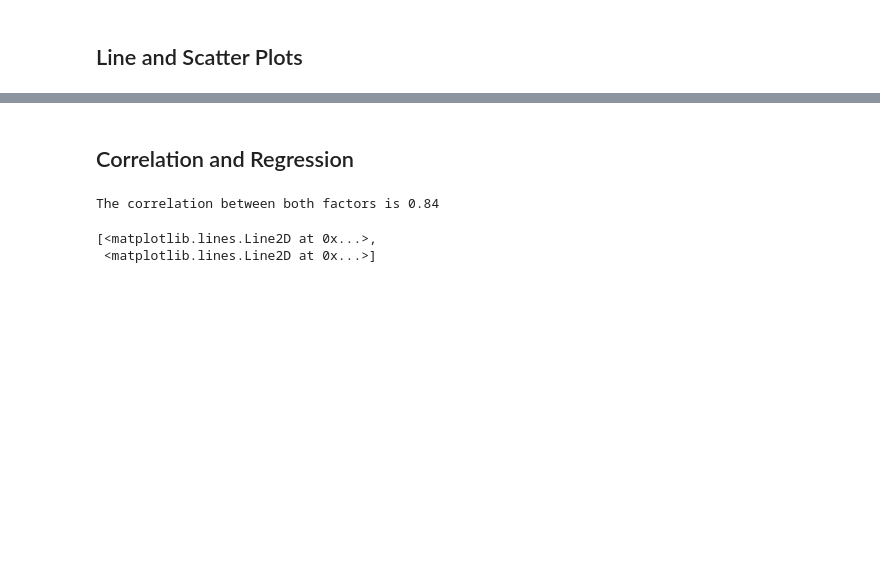
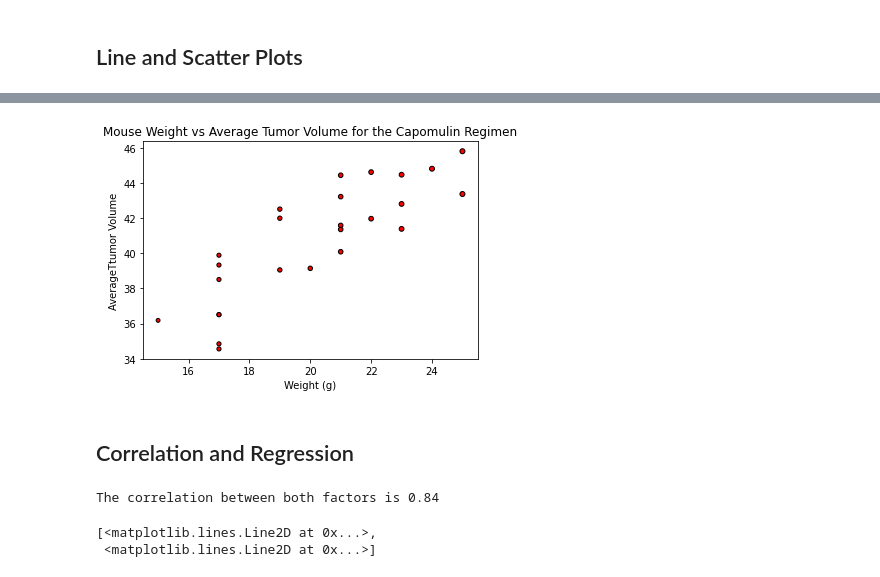
Before and after one commit to ChloeThan/Matplotlib_Challenge, a Jupyter notebook: pymaceuticals_chloe.ipynb, the cells around one changed output, grey strips where cells are left out. Cells and saved outputs as stored; diff of their text form; code cells hidden in the pictures; blank space fills up the shorter version.

```diff
--- a/pymaceuticals_chloe.ipynb
+++ b/pymaceuticals_chloe.ipynb
@@ -365,3 +381,21 @@ plt.show()
+# %%
+# Generate a scatter plot of mouse weight versus average tumor volume for the Capomulin regimen
+weight_data = mice_Capomulin[['Mouse ID','Weight (g)']].drop_duplicates().sort_values('Mouse ID')
+volume_data = mice_Capomulin.groupby('Mouse ID')['Tumor Volume (mm3)'].mean().reset_index(name='average tumor volume').sort_values('Mouse ID')
+x_axis = weight_data['Weight (g)']
+data = volume_data['average tumor volume']
+
+plt.scatter(x_axis, data, marker="o", facecolors="red", edgecolors="black",
+            s=x_axis, alpha=1)
+plt.title("Mouse Weight vs Average Tumor Volume for the Capomulin Regimen")
+plt.xlabel("Weight (g)")
+plt.ylabel("AverageTtumor Volume")
+
+# Show the graph that we have created
+
+plt.show()
+# %% [output]
+[figure, added]
 # %% [markdown]
 ## Correlation and Regression
 # %%
```
Also changed, not shown: parts of 7 cells of this notebook.
